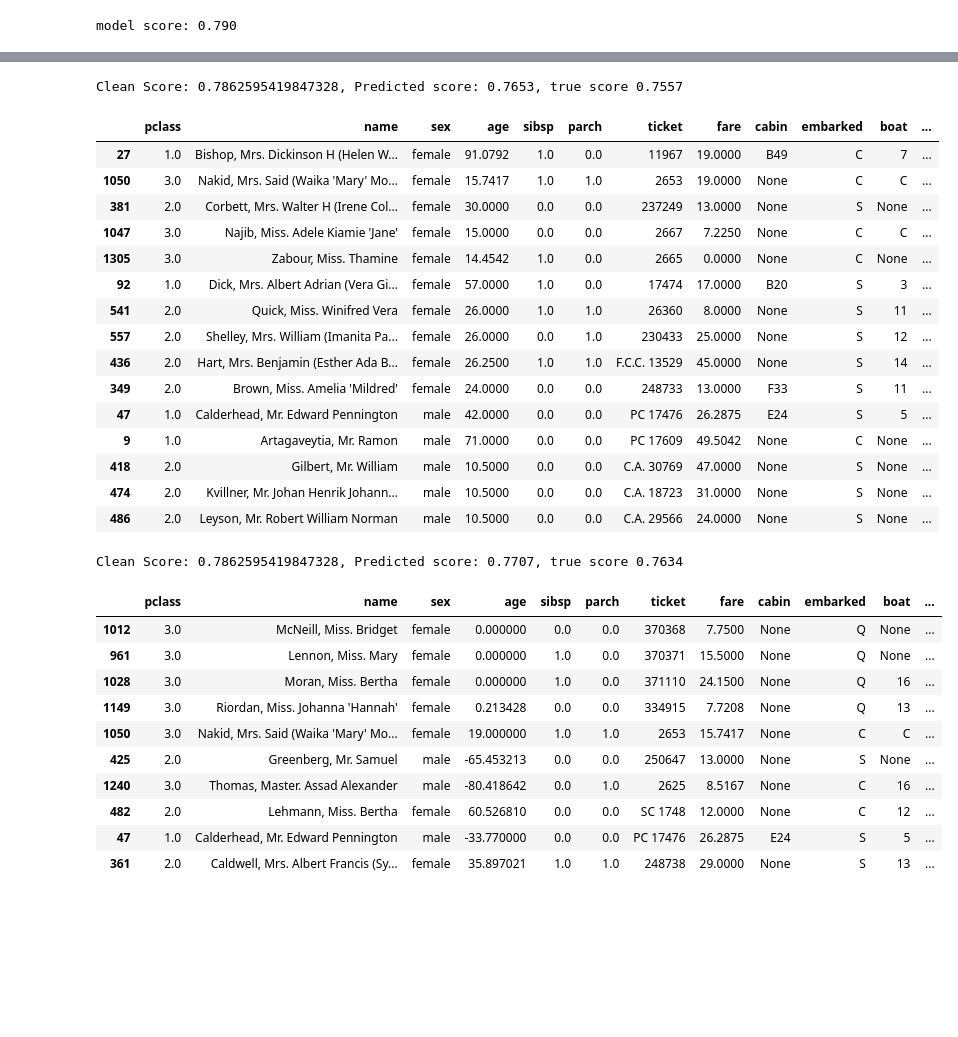
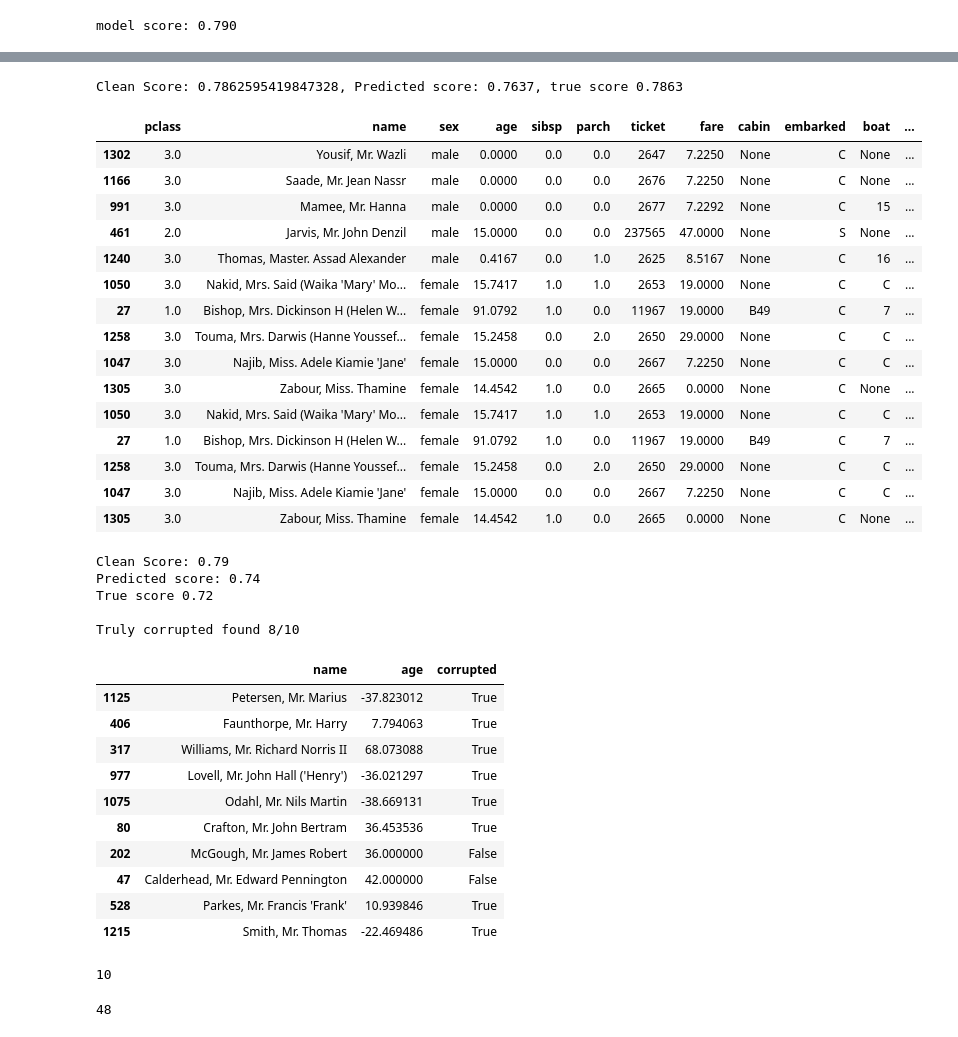
Before and after one commit to schelterlabs/jenga, a Jupyter notebook: PPP-sklearn-wrapper-example.ipynb, the cells around one changed output, grey strips where cells are left out. Saved outputs shown, nothing was run; the diff lists cells and outputs as text; code cells hidden in the pictures; blank space fills up the shorter version.

```diff
--- a/PPP-sklearn-wrapper-example.ipynb
+++ b/PPP-sklearn-wrapper-example.ipynb
@@ -60,8 +60,8 @@ from jenga.cleaning.ppp import PipelineWithPPP
 ppp = PipelineWithPPP(clf,
                       numerical_columns=numeric_features,
                       categorical_columns=categorical_features,
-                      num_repetitions=10,
-                      perturbation_fractions=[.1, .2, .3, .4, .5, .75, .9]
+                      num_repetitions=5,
+                      perturbation_fractions=[.3, .5, .6, .75, .9]
                      )
 ppp.fit_ppp(X_train, y_train)
 print(f'Predicted score: {ppp.predict_ppp(X_test):.4f}, true score {clf.score(X_test, y_test):.4f}')
@@ -99,45 +99,59 @@ ppp_prediction, corrupted_idx = ppp.predict_and_explain_ppp(X_swapped,
 print(f'Clean Score: {clf.score(X_test, y_test)}, Predicted score: {ppp.predict_ppp(X_swapped):.4f}, true score {clf.score(X_swapped, y_test):.4f}')
 X_swapped.iloc[corrupted_idx]
 # %% [output]
-Clean Score: 0.7862595419847328, Predicted score: 0.7653, true score 0.7557
+Clean Score: 0.7862595419847328, Predicted score: 0.7637, true score 0.7863
 |  | pclass | name | sex | age | sibsp | parch | ticket | fare | cabin | embarked | boat | ... |
+| 1302 | 3.0 | Yousif, Mr. Wazli | male | 0.0000 | 0.0 | 0.0 | 2647 | 7.2250 | None | C | None | ... |
+| 1166 | 3.0 | Saade, Mr. Jean Nassr | male | 0.0000 | 0.0 | 0.0 | 2676 | 7.2250 | None | C | None | ... |
+| 991 | 3.0 | Mamee, Mr. Hanna | male | 0.0000 | 0.0 | 0.0 | 2677 | 7.2292 | None | C | 15 | ... |
+| 461 | 2.0 | Jarvis, Mr. John Denzil | male | 15.0000 | 0.0 | 0.0 | 237565 | 47.0000 | None | S | None | ... |
+| 1240 | 3.0 | Thomas, Master. Assad Alexander | male | 0.4167 | 0.0 | 1.0 | 2625 | 8.5167 | None | C | 16 | ... |
+| 1050 | 3.0 | Nakid, Mrs. Said (Waika 'Mary' Mo... | female | 15.7417 | 1.0 | 1.0 | 2653 | 19.0000 | None | C | C | ... |
 | 27 | 1.0 | Bishop, Mrs. Dickinson H (Helen W... | female | 91.0792 | 1.0 | 0.0 | 11967 | 19.0000 | B49 | C | 7 | ... |
-| 1050 | 3.0 | Nakid, Mrs. Said (Waika 'Mary' Mo... | female | 15.7417 | 1.0 | 1.0 | 2653 | 19.0000 | None | C | C | ... |
-| 381 | 2.0 | Corbett, Mrs. Walter H (Irene Col... | female | 30.0000 | 0.0 | 0.0 | 237249 | 13.0000 | None | S | None | ... |
+| 1258 | 3.0 | Touma, Mrs. Darwis (Hanne Youssef... | female | 15.2458 | 0.0 | 2.0 | 2650 | 29.0000 | None | C | C | ... |
 | 1047 | 3.0 | Najib, Miss. Adele Kiamie 'Jane' | female | 15.0000 | 0.0 | 0.0 | 2667 | 7.2250 | None | C | C | ... |
 | 1305 | 3.0 | Zabour, Miss. Thamine | female | 14.4542 | 1.0 | 0.0 | 2665 | 0.0000 | None | C | None | ... |
-| 92 | 1.0 | Dick, Mrs. Albert Adrian (Vera Gi... | female | 57.0000 | 1.0 | 0.0 | 17474 | 17.0000 | B20 | S | 3 | ... |
-| 541 | 2.0 | Quick, Miss. Winifred Vera | female | 26.0000 | 1.0 | 1.0 | 26360 | 8.0000 | None | S | 11 | ... |
-| 557 | 2.0 | Shelley, Mrs. William (Imanita Pa... | female | 26.0000 | 0.0 | 1.0 | 230433 | 25.0000 | None | S | 12 | ... |
-| 436 | 2.0 | Hart, Mrs. Benjamin (Esther Ada B... | female | 26.2500 | 1.0 | 1.0 | F.C.C. 13529 | 45.0000 | None | S | 14 | ... |
-| 349 | 2.0 | Brown, Miss. Amelia 'Mildred' | female | 24.0000 | 0.0 | 0.0 | 248733 | 13.0000 | F33 | S | 11 | ... |
-| 47 | 1.0 | Calderhead, Mr. Edward Pennington | male | 42.0000 | 0.0 | 0.0 | PC 17476 | 26.2875 | E24 | S | 5 | ... |
-| 9 | 1.0 | Artagaveytia, Mr. Ramon | male | 71.0000 | 0.0 | 0.0 | PC 17609 | 49.5042 | None | C | None | ... |
-| 418 | 2.0 | Gilbert, Mr. William | male | 10.5000 | 0.0 | 0.0 | C.A. 30769 | 47.0000 | None | S | None | ... |
-| 474 | 2.0 | Kvillner, Mr. Johan Henrik Johann... | male | 10.5000 | 0.0 | 0.0 | C.A. 18723 | 31.0000 | None | S | None | ... |
-| 486 | 2.0 | Leyson, Mr. Robert William Norman | male | 10.5000 | 0.0 | 0.0 | C.A. 29566 | 24.0000 | None | S | None | ... |
+| 1050 | 3.0 | Nakid, Mrs. Said (Waika 'Mary' Mo... | female | 15.7417 | 1.0 | 1.0 | 2653 | 19.0000 | None | C | C | ... |
+| 27 | 1.0 | Bishop, Mrs. Dickinson H (Helen W... | female | 91.0792 | 1.0 | 0.0 | 11967 | 19.0000 | B49 | C | 7 | ... |
+| 1258 | 3.0 | Touma, Mrs. Darwis (Hanne Youssef... | female | 15.2458 | 0.0 | 2.0 | 2650 | 29.0000 | None | C | C | ... |
+| 1047 | 3.0 | Najib, Miss. Adele Kiamie 'Jane' | female | 15.0000 | 0.0 | 0.0 | 2667 | 7.2250 | None | C | C | ... |
+| 1305 | 3.0 | Zabour, Miss. Thamine | female | 14.4542 | 1.0 | 0.0 | 2665 | 0.0000 | None | C | None | ... |
 # %%
 from jenga.corruptions.numerical import SwappedValues, Outliers, Scaling
 
-X_outliers = Outliers(0.6, ['age'])(X_test.copy())
+X_outliers = Outliers(0.7, ['age'])(X_test.copy())
 
 ppp_prediction, corrupted_idx = ppp.predict_and_explain_ppp(X_outliers,
                             num_percentile_neighbors = 10,
                             num_top_meta_features = 1)
 
-print(f'Clean Score: {clf.score(X_test, y_test)}, Predicted score: {ppp.predict_ppp(X_outliers):.4f}, true score {clf.score(X_outliers, y_test):.4f}')
+print(f'Clean Score: {clf.score(X_test, y_test):.2}\nPredicted score: {ppp.predict_ppp(X_outliers):.2f}\nTrue score {clf.score(X_outliers, y_test):.2f}\n')
 
-X_outliers.iloc[corrupted_idx]
+X_outliers['corrupted'] = X_outliers['age']!=X_test['age']
+print(f"Truly corrupted found {X_outliers.iloc[corrupted_idx]['corrupted'].sum()}/{len(corrupted_idx)}")
+X_outliers.iloc[corrupted_idx][['name','age','corrupted']]
 # %% [output]
-Clean Score: 0.7862595419847328, Predicted score: 0.7707, true score 0.7634
+Clean Score: 0.79
+Predicted score: 0.74
+True score 0.72
+
+Truly corrupted found 8/10
-|  | pclass | name | sex | age | sibsp | parch | ticket | fare | cabin | embarked | boat | ... |
-| 1012 | 3.0 | McNeill, Miss. Bridget | female | 0.000000 | 0.0 | 0.0 | 370368 | 7.7500 | None | Q | None | ... |
-| 961 | 3.0 | Lennon, Miss. Mary | female | 0.000000 | 1.0 | 0.0 | 370371 | 15.5000 | None | Q | None | ... |
-| 1028 | 3.0 | Moran, Miss. Bertha | female | 0.000000 | 1.0 | 0.0 | 371110 | 24.1500 | None | Q | 16 | ... |
-| 1149 | 3.0 | Riordan, Miss. Johanna 'Hannah' | female | 0.213428 | 0.0 | 0.0 | 334915 | 7.7208 | None | Q | 13 | ... |
-| 1050 | 3.0 | Nakid, Mrs. Said (Waika 'Mary' Mo... | female | 19.000000 | 1.0 | 1.0 | 2653 | 15.7417 | None | C | C | ... |
-| 425 | 2.0 | Greenberg, Mr. Samuel | male | -65.453213 | 0.0 | 0.0 | 250647 | 13.0000 | None | S | None | ... |
-| 1240 | 3.0 | Thomas, Master. Assad Alexander | male | -80.418642 | 0.0 | 1.0 | 2625 | 8.5167 | None | C | 16 | ... |
-| 482 | 2.0 | Lehmann, Miss. Bertha | female | 60.526810 | 0.0 | 0.0 | SC 1748 | 12.0000 | None | C | 12 | ... |
-| 47 | 1.0 | Calderhead, Mr. Edward Pennington | male | -33.770000 | 0.0 | 0.0 | PC 17476 | 26.2875 | E24 | S | 5 | ... |
-| 361 | 2.0 | Caldwell, Mrs. Albert Francis (Sy... | female | 35.897021 | 1.0 | 1.0 | 248738 | 29.0000 | None | S | 13 | ... |
+|  | name | age | corrupted |
+| 1125 | Petersen, Mr. Marius | -37.823012 | True |
+| 406 | Faunthorpe, Mr. Harry | 7.794063 | True |
+| 317 | Williams, Mr. Richard Norris II | 68.073088 | True |
+| 977 | Lovell, Mr. John Hall ('Henry') | -36.021297 | True |
+| 1075 | Odahl, Mr. Nils Martin | -38.669131 | True |
+| 80 | Crafton, Mr. John Bertram | 36.453536 | True |
+| 202 | McGough, Mr. James Robert | 36.000000 | False |
+| 47 | Calderhead, Mr. Edward Pennington | 42.000000 | False |
+| 528 | Parkes, Mr. Francis 'Frank' | 10.939846 | True |
+| 1215 | Smith, Mr. Thomas | -22.469486 | True |
+# %%
+(X_outliers.iloc[corrupted_idx]['age']!=X_test.iloc[corrupted_idx]['age']).sum()
+# %% [output]
+10
+# %%
+len(set(X_outliers.iloc[corrupted_idx].name) & set(X_outliers[X_test['age']!=X_outliers['age']].name))
+# %% [output]
+48
```
Also changed, not shown: parts of 7 cells of this notebook.
